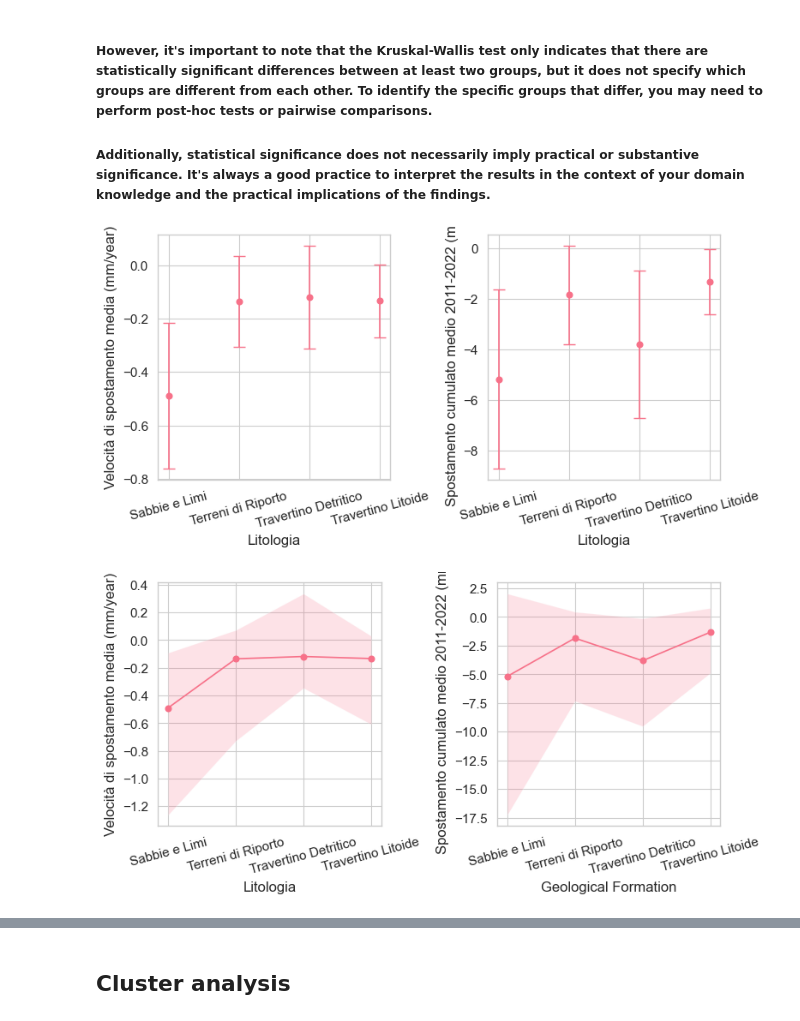
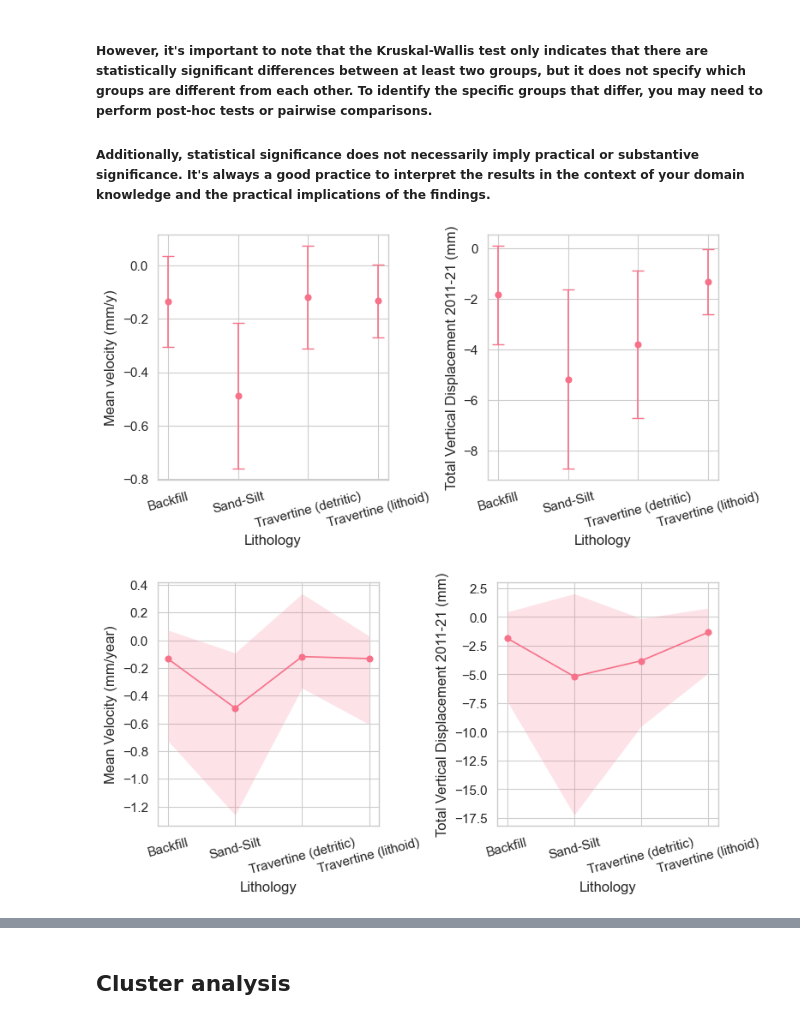
Before and after one commit to gmastrantoni/Geo-Clustering-Building-Displacements, a Jupyter notebook: Rieti/ML_Clustering.ipynb, the cells around one changed output, grey strips where cells are left out. Drawn from its saved outputs; the diff is of its cells as text; code cells hidden in the pictures.

```diff
--- a/Rieti/ML_Clustering.ipynb
+++ b/Rieti/ML_Clustering.ipynb
@@ -30,5 +30,7 @@ data = gpd.read_file(filepath)
 data = data.drop(data[data.VEL_ASC == 0].index)
 
 data['COD_gt'] = data['COD'].replace(['01','05','07','08'], [1,5,7,8])
-data['Litologia'] = data['COD'].replace(['01','05','07','08'],
-                                        ['Terreni di Riporto', 'Sabbie e Limi', 'Travertino Detritico', 'Travertino Litoide'])
+data['Lithology'] = data['COD'].replace(['01','05','07','08'],
+                                        ['Backfill', 'Sand-Silt', 'Travertine (detritic)', 'Travertine (lithoid)'])
+
+data.head()
@@ -36,15 +45,15 @@ data['Litologia'] = data['COD'].replace(['01','05','07','08'],
 ## Hypotesis Testing
 # %%
 # Calculate the mean, minimum, and maximum values for each group
-velocity_stats = data.groupby('Litologia')['VEL_ASC'].agg(['median', 'min', 'max', 'std']).reset_index()
-ud_disp_stats = data.groupby('Litologia')['UD_CUM'].agg(['median', 'min', 'max', 'std']).reset_index()
+velocity_stats = data.groupby('Lithology')['VEL_ASC'].agg(['median', 'min', 'max', 'std']).reset_index()
+ud_disp_stats = data.groupby('Lithology')['UD_CUM'].agg(['median', 'min', 'max', 'std']).reset_index()
 
 # Calculate the correlation between displacement velocity and other geological attributes
 correlation = pearsonr(data['COD_gt'], data['UD_CUM'])
 print(correlation)
 
 ordinal = 'VEL_ASC'
-nominal = 'Litologia'
+nominal = 'Lithology'
 # ANOVA/Kruskal-Wallis test for deformation rates across different geological types
 groups = [data[ordinal][data[nominal] == gt] for gt in data[nominal].unique()]
 stat, p_value = kruskal(*groups)
@@ -59,55 +68,49 @@ Kruskal-Wallis test: Stat=39.85120898957664, P-value=1.1457641480150336e-08
 # %%
 # Plot the scatter points with error bars
 fig, (ax1, ax2) = plt.subplots(1, 2, figsize=(8, 4))
 
-ax1.errorbar(velocity_stats['Litologia'], velocity_stats['median'], yerr=velocity_stats['std'], fmt='o', capsize=5)
-ax2.errorbar(ud_disp_stats['Litologia'], ud_disp_stats['median'], yerr=ud_disp_stats['std'], fmt='o', capsize=5)
+ax1.errorbar(velocity_stats['Lithology'], velocity_stats['median'], yerr=velocity_stats['std'], fmt='o', capsize=5)
+ax2.errorbar(ud_disp_stats['Lithology'], ud_disp_stats['median'], yerr=ud_disp_stats['std'], fmt='o', capsize=5)
 
-ax1.set_xlabel('Litologia')
-ax1.set_ylabel('Velocità di spostamento media (mm/year)')
-ax2.set_xlabel('Litologia')
-ax2.set_ylabel('Spostamento cumulato medio 2011-2022 (mm)')
+ax1.set_xlabel('Lithology')
+ax1.set_ylabel('Mean velocity (mm/y)')
+ax2.set_xlabel('Lithology')
+ax2.set_ylabel('Total Vertical Displacement 2011-21 (mm)')
 
 for tick in ax1.get_xticklabels():
     tick.set_rotation(15)
 for tick in ax2.get_xticklabels():
     tick.set_rotation(15)
 # Adjust the spacing between subplots
 plt.subplots_adjust(wspace=0.5)
 plt.tight_layout()
 
 plt.show()
 # %% [output]
-[figure, old version]
+[figure, new version]
 # %%
 fig, (ax1, ax2) = plt.subplots(1, 2, figsize=(8, 4))
 
-# Plot the connected scatter plots with markers
-# ax1.errorbar(velocity_stats['Litologia'], velocity_stats['median'], yerr=[velocity_stats['median'] - velocity_stats['min'], velocity_stats['max'] - velocity_stats['median']], fmt='o-', capsize=5)
-# ax2.errorbar(ud_disp_stats['Litologia'], ud_disp_stats['median'], yerr=[ud_disp_stats['median'] - ud_disp_stats['min'], ud_disp_stats['max'] - ud_disp_stats['median']], fmt='o-', capsize=5)
+ax1.plot(velocity_stats['Lithology'], velocity_stats['median'], 'o-')
+ax1.fill_between(velocity_stats['Lithology'], velocity_stats['min'], velocity_stats['max'], alpha=0.2)
 
-ax1.plot(velocity_stats['Litologia'], velocity_stats['median'], 'o-')
-ax1.fill_between(velocity_stats['Litologia'], velocity_stats['min'], velocity_stats['max'], alpha=0.2)
+ax2.plot(ud_disp_stats['Lithology'], ud_disp_stats['median'], 'o-')
+ax2.fill_between(ud_disp_stats['Lithology'], ud_disp_stats['min'], ud_disp_stats['max'], alpha=0.2)
 
-ax2.plot(ud_disp_stats['Litologia'], ud_disp_stats['median'], 'o-')
-ax2.fill_between(ud_disp_stats['Litologia'], ud_disp_stats['min'], ud_disp_stats['max'], alpha=0.2)
+ax1.set_xlabel('Lithology')
+ax1.set_ylabel('Mean Velocity (mm/year)')
+ax1.set_xticks(np.arange(len(velocity_stats['Lithology'])))
+ax1.set_xticklabels(velocity_stats['Lithology'], rotation=15)
 
-ax1.set_xlabel('Litologia')
-ax1.set_ylabel('Velocità di spostamento media (mm/year)')
-ax1.set_xticks(np.arange(len(velocity_stats['Litologia'])))
-ax1.set_xticklabels(velocity_stats['Litologia'], rotation=15)
-
-ax2.set_xlabel('Geological Formation')
-ax2.set_ylabel('Spostamento cumulato medio 2011-2022 (mm)')
-ax2.set_xticks(ud_disp_stats['Litologia'])
-ax2.set_xticklabels(ud_disp_stats['Litologia'], rotation=15)
+ax2.set_xlabel('Lithology')
+ax2.set_ylabel('Total Vertical Displacement 2011-21 (mm)')
+ax2.set_xticks(ud_disp_stats['Lithology'])
+ax2.set_xticklabels(ud_disp_stats['Lithology'], rotation=15)
 
 # Adjust the spacing between subplots
 plt.subplots_adjust(wspace=0.5)
 plt.tight_layout()
-
-
 plt.show()
 # %% [output]
-[figure, old version]
+[figure, new version]
 # %%
```
Also changed, not shown: parts of 5 cells of this notebook.
